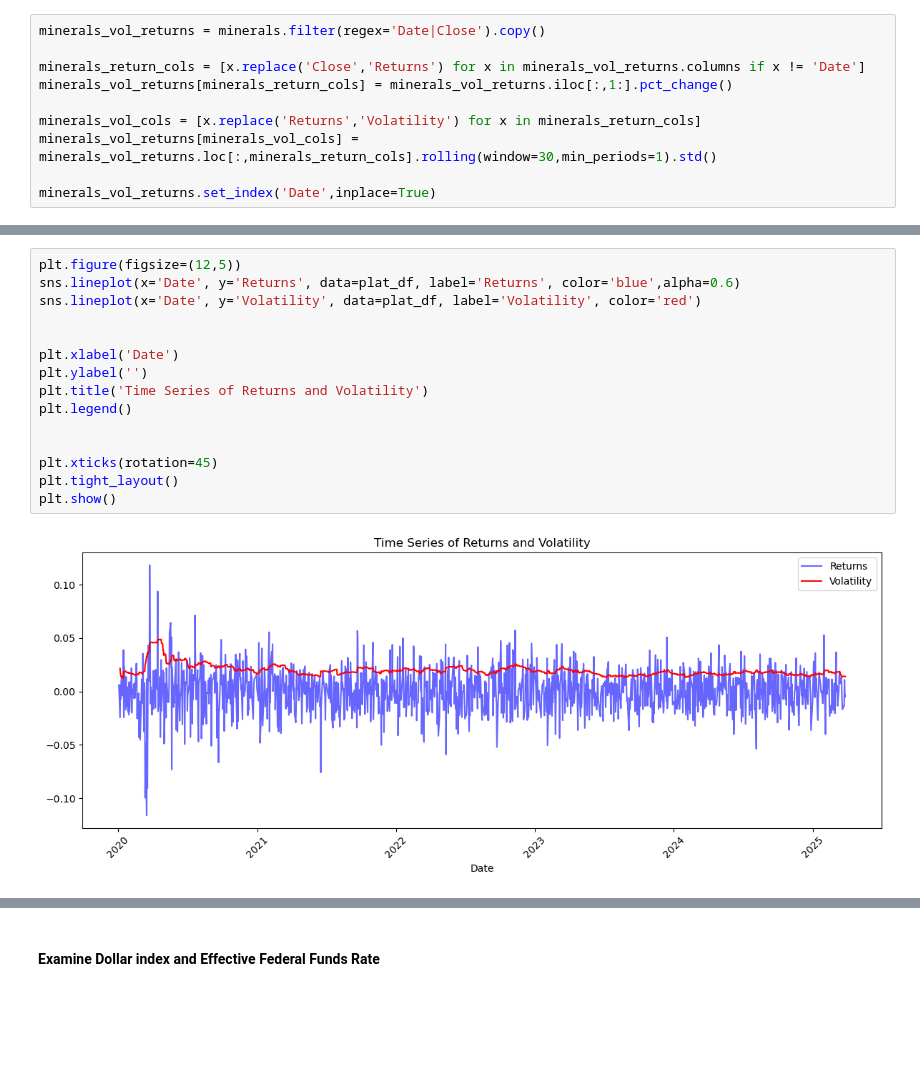
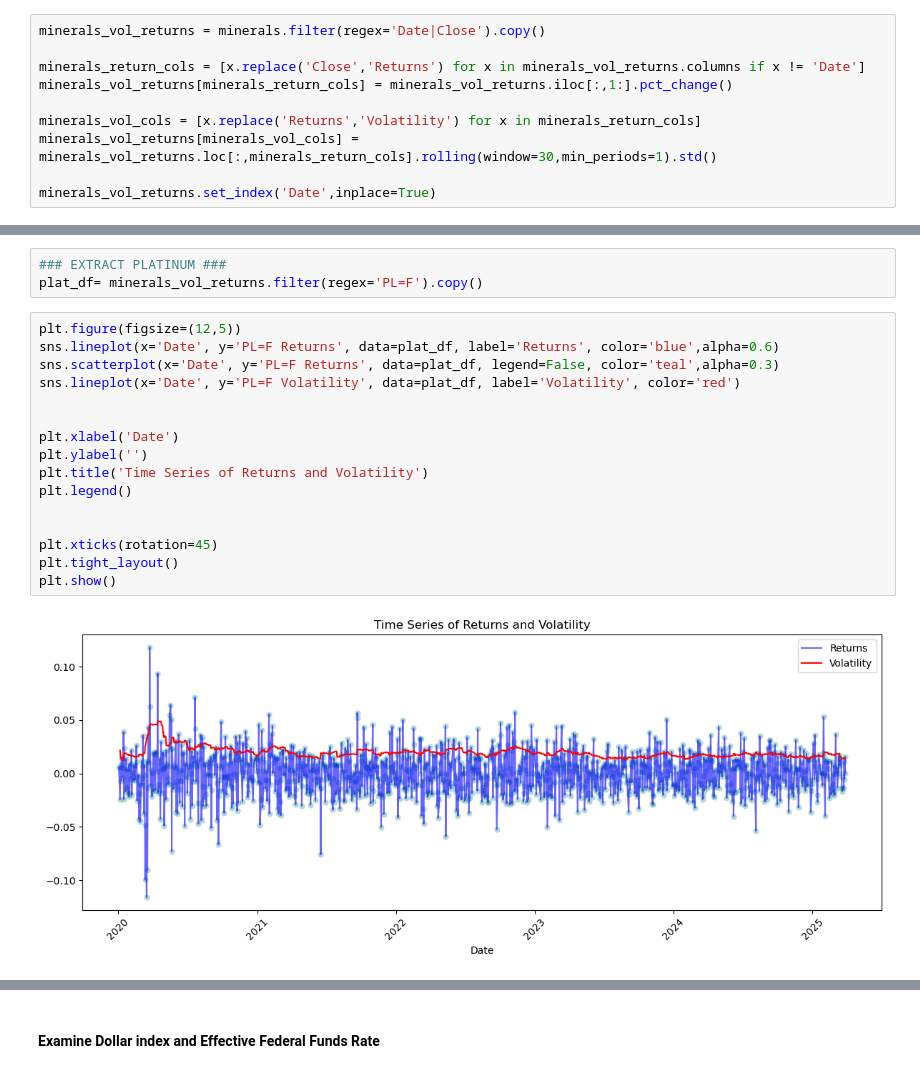
Before and after one commit to GeronimoBWalker/commodity, a Jupyter notebook: feature_engineering.ipynb, the cells around one changed output, grey strips where cells are left out. Saved outputs shown, nothing was run; the diff lists cells and outputs as text; blank space fills up the shorter version.

```diff
--- a/feature_engineering.ipynb
+++ b/feature_engineering.ipynb
@@ -150,20 +158,24 @@ plat_df = platinum_data.copy()
+# %%
+### EXTRACT PLATINUM ###
+plat_df= minerals_vol_returns.filter(regex='PL=F').copy()
 # %%
 plt.figure(figsize=(12,5))
-sns.lineplot(x='Date', y='Returns', data=plat_df, label='Returns', color='blue',alpha=0.6)
-sns.lineplot(x='Date', y='Volatility', data=plat_df, label='Volatility', color='red')
+sns.lineplot(x='Date', y='PL=F Returns', data=plat_df, label='Returns', color='blue',alpha=0.6)
+sns.scatterplot(x='Date', y='PL=F Returns', data=plat_df, legend=False, color='teal',alpha=0.3)
+sns.lineplot(x='Date', y='PL=F Volatility', data=plat_df, label='Volatility', color='red')
 
 
 plt.xlabel('Date')
 plt.ylabel('')
 plt.title('Time Series of Returns and Volatility')
 plt.legend()
 
 
 plt.xticks(rotation=45)
 plt.tight_layout()
 plt.show()
 # %% [output]
-[figure, old version]
+[figure, new version]
 # %%
 years = [2020, 2021, 2022, 2023, 2024, 2025]
 
```
Also changed, not shown: parts of 36 cells of this notebook.
